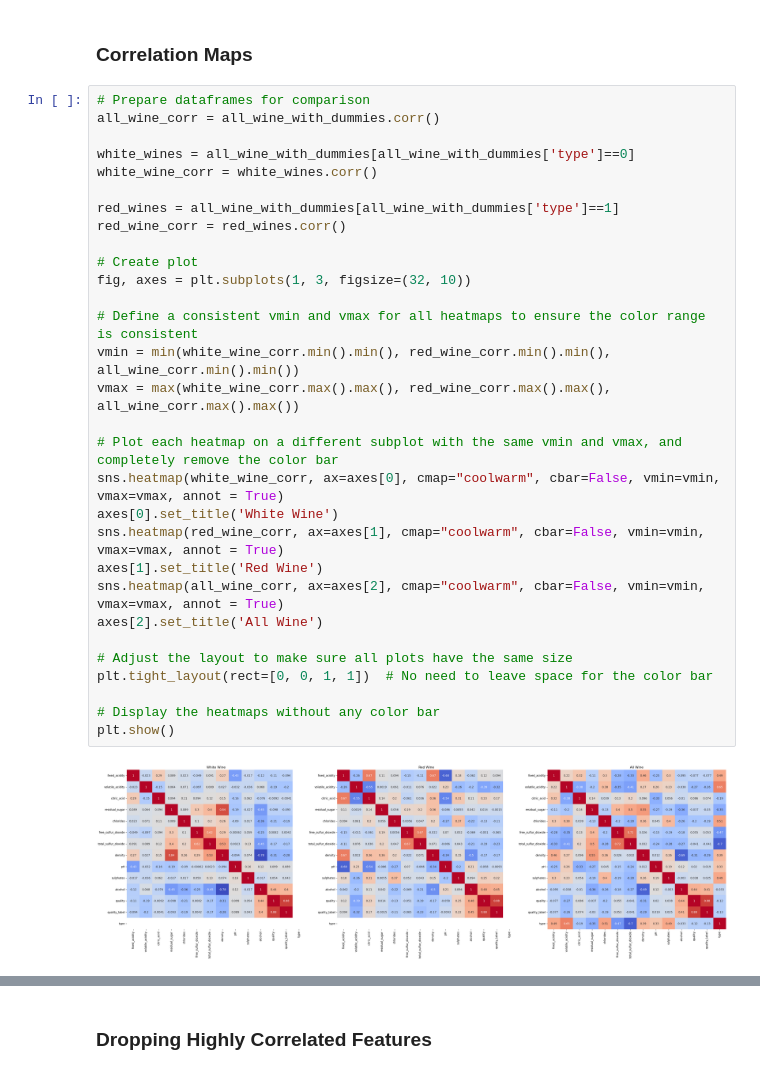
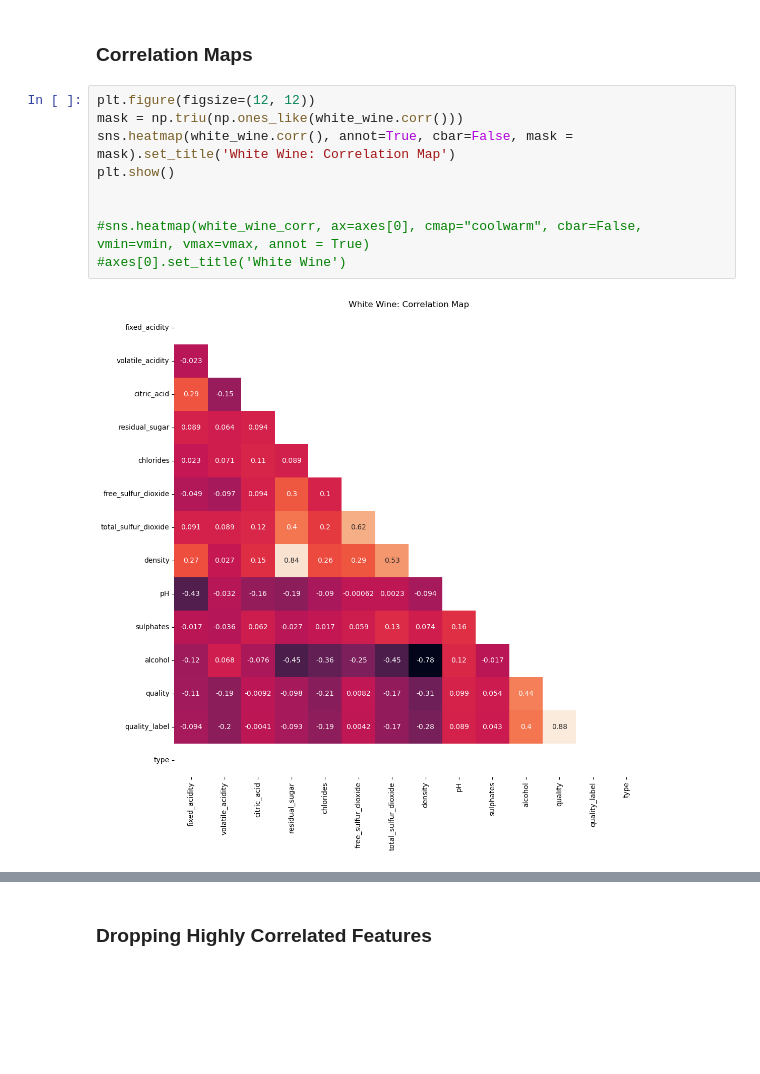
Before and after one commit to intendedsideeffects/Project-2, a Jupyter notebook: ML - white wine.ipynb, the cells around one changed output, grey strips where cells are left out. Cells and saved outputs as stored; diff of their text form; blank space fills up the shorter version.

```diff
--- a/ML - white wine.ipynb
+++ b/ML - white wine.ipynb
@@ -121,35 +21,14 @@ all_wine_with_dummies.tail()
 # %% [markdown]
 ### Correlation Maps
-# %%
-# Prepare dataframes for comparison
-all_wine_corr = all_wine_with_dummies.corr()
-
-white_wines = all_wine_with_dummies[all_wine_with_dummies['type']==0]
-white_wine_corr = white_wines.corr()
-
-red_wines = all_wine_with_dummies[all_wine_with_dummies['type']==1]
-red_wine_corr = red_wines.corr()
-
-# Create plot
-fig, axes = plt.subplots(1, 3, figsize=(32, 10))
-
-# Define a consistent vmin and vmax for all heatmaps to ensure the color range is consistent
-vmin = min(white_wine_corr.min().min(), red_wine_corr.min().min(), all_wine_corr.min().min())
-vmax = max(white_wine_corr.max().max(), red_wine_corr.max().max(), all_wine_corr.max().max())
-
-# Plot each heatmap on a different subplot with the same vmin and vmax, and completely remove the color bar
-sns.heatmap(white_wine_corr, ax=axes[0], cmap="coolwarm", cbar=False, vmin=vmin, vmax=vmax, annot = True)
-axes[0].set_title('White Wine')
-sns.heatmap(red_wine_corr, ax=axes[1], cmap="coolwarm", cbar=False, vmin=vmin, vmax=vmax, annot = True)
-axes[1].set_title('Red Wine')
-sns.heatmap(all_wine_corr, ax=axes[2], cmap="coolwarm", cbar=False, vmin=vmin, vmax=vmax, annot = True)
-axes[2].set_title('All Wine')
-
-# Adjust the layout to make sure all plots have the same size
-plt.tight_layout(rect=[0, 0, 1, 1])  # No need to leave space for the color bar
-
-# Display the heatmaps without any color bar
-plt.show()
-# %% [output]
-[figure, removed]
+# %%
+plt.figure(figsize=(12, 12))
+mask = np.triu(np.ones_like(white_wine.corr()))
+sns.heatmap(white_wine.corr(), annot=True, cbar=False, mask = mask).set_title('White Wine: Correlation Map')
+plt.show()
+
+
+#sns.heatmap(white_wine_corr, ax=axes[0], cmap="coolwarm", cbar=False, vmin=vmin, vmax=vmax, annot = True)
+#axes[0].set_title('White Wine')
+# %% [output]
+[figure, added]
 # %%
```
Also changed, not shown: parts of 88 cells of this notebook, 19 other files.
